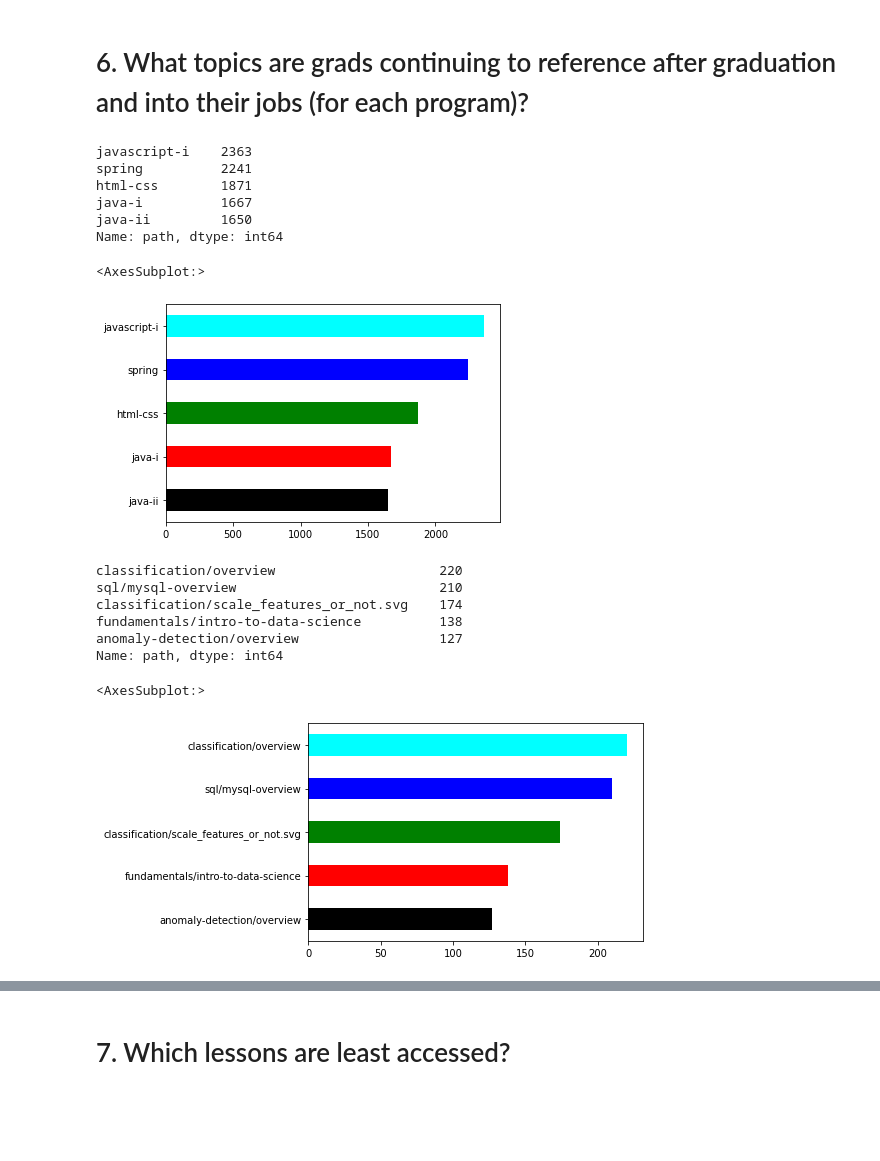
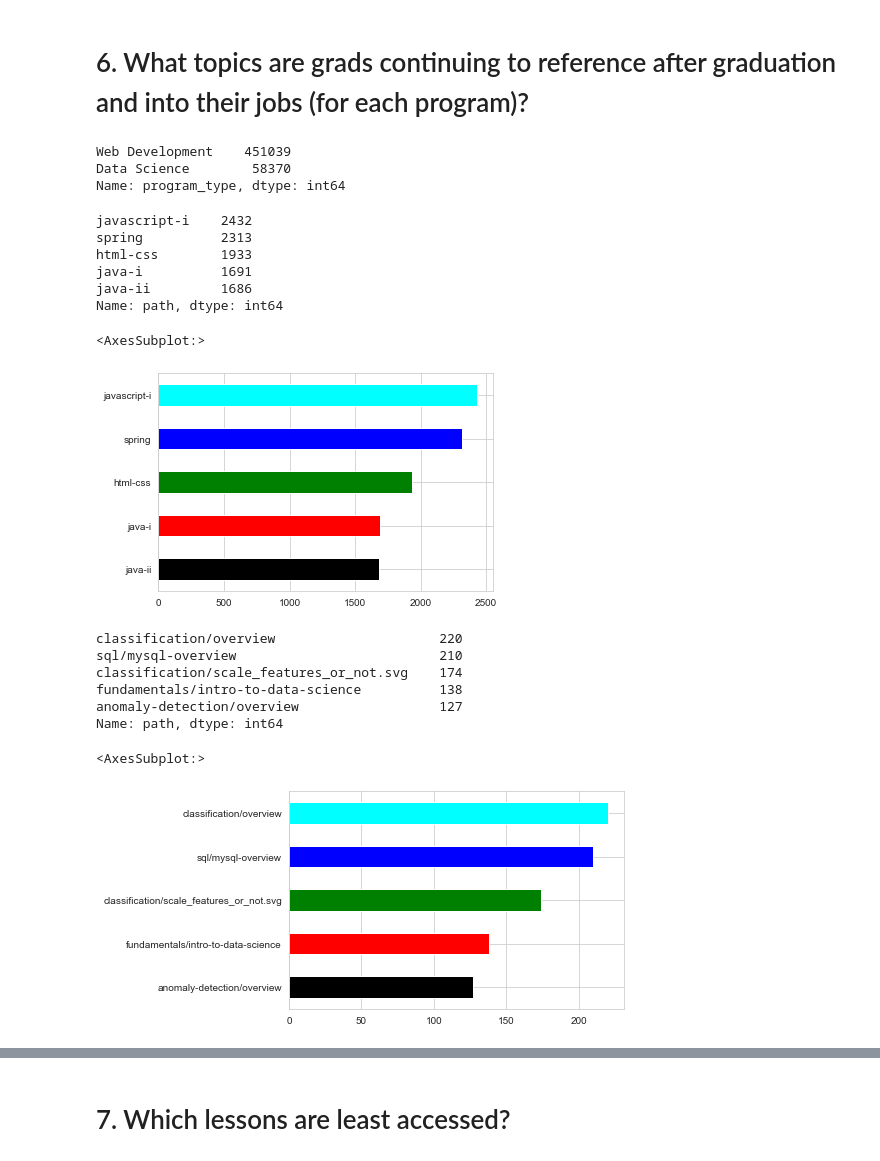
Before and after one commit to miller-cerna-laskowski-morris-eyring/anomaly-group-project, a Jupyter notebook: ray_eda.ipynb, the cells around one changed output, grey strips where cells are left out. Cells and saved outputs as stored; diff of their text form; code cells hidden in the pictures; blank space fills up the shorter version.

```diff
--- a/ray_eda.ipynb
+++ b/ray_eda.ipynb
@@ -283,23 +288,29 @@ Joshua            8
 Name: cohort, dtype: int64
 # %% [markdown]
 # 6. What topics are grads continuing to reference after graduation and into their jobs (for each program)?
+# %%
+df.program_type.value_counts()
+# %% [output]
+Web Development    451039
+Data Science        58370
+Name: program_type, dtype: int64
 # %%
 # Filter dataframes for data points only after graduation date
-postgrad_access_wd = wd[(wd.accessed > wd.end_date)]
-postgrad_access_ds = ds[(ds.accessed > ds.end_date)]
+grad_accessed_wd = wd[(wd.accessed > wd.end_date)]
+grad_accessed_ds = ds[(ds.accessed > ds.end_date)]
 # %%
-postgrad_access_wd.path.value_counts().head()
+grad_accessed_wd.path.value_counts().head()
 # %% [output]
-javascript-i    2363
-spring          2241
-html-css        1871
-java-i          1667
-java-ii         1650
+javascript-i    2432
+spring          2313
+html-css        1933
+java-i          1691
+java-ii         1686
 Name: path, dtype: int64
 # %%
-postgrad_access_wd.path.value_counts().head().sort_values(ascending=True).plot(
+grad_accessed_wd.path.value_counts().head().sort_values(ascending=True).plot(
     kind='barh', color=['black', 'red', 'green', 'blue', 'cyan'])
 # %% [output]
 <AxesSubplot:>
-[figure, old version]
+[figure, new version]
 # %%
@@ -312,10 +323,10 @@ fundamentals/intro-to-data-science          138
 anomaly-detection/overview                  127
 Name: path, dtype: int64
 # %%
-postgrad_access_ds.path.value_counts().head().sort_values(ascending=True).plot(
+grad_accessed_ds.path.value_counts().head().sort_values(ascending=True).plot(
     kind='barh', color=['black', 'red', 'green', 'blue', 'cyan'])
 # %% [output]
 <AxesSubplot:>
-[figure, old version]
+[figure, new version]
 # %%
 plt.figure(figsize=(20,5))
```
Also changed, not shown: parts of 32 cells of this notebook.
